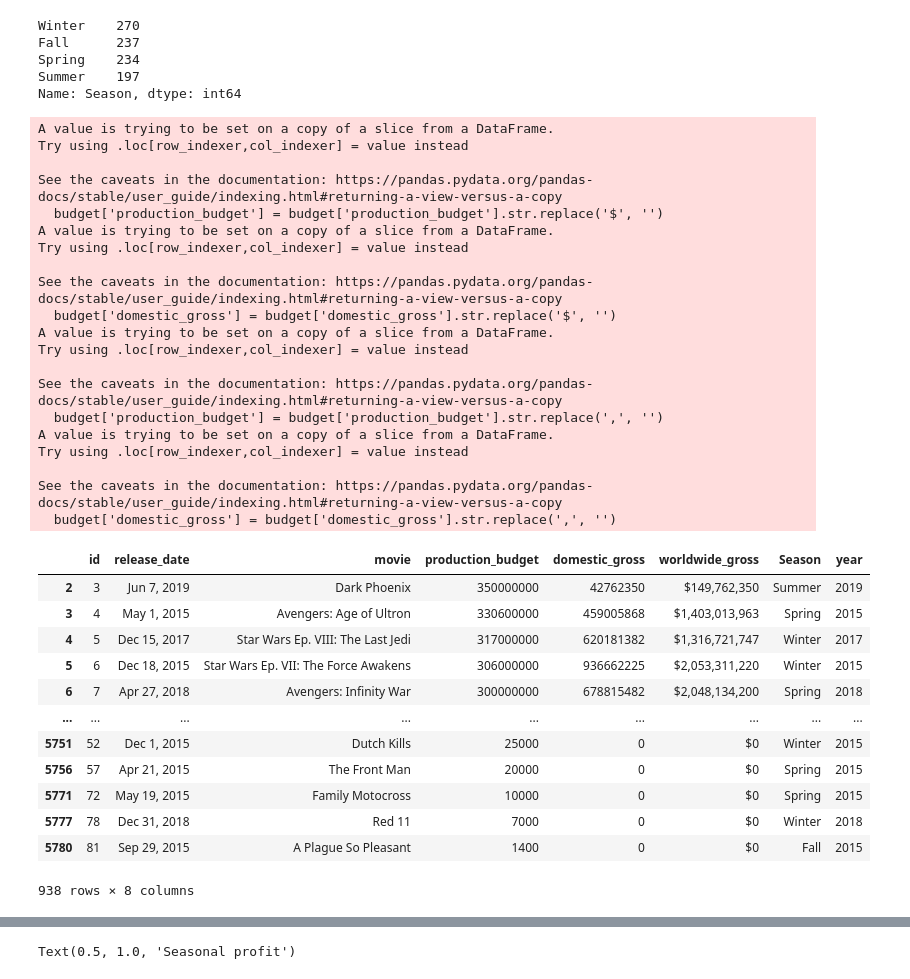
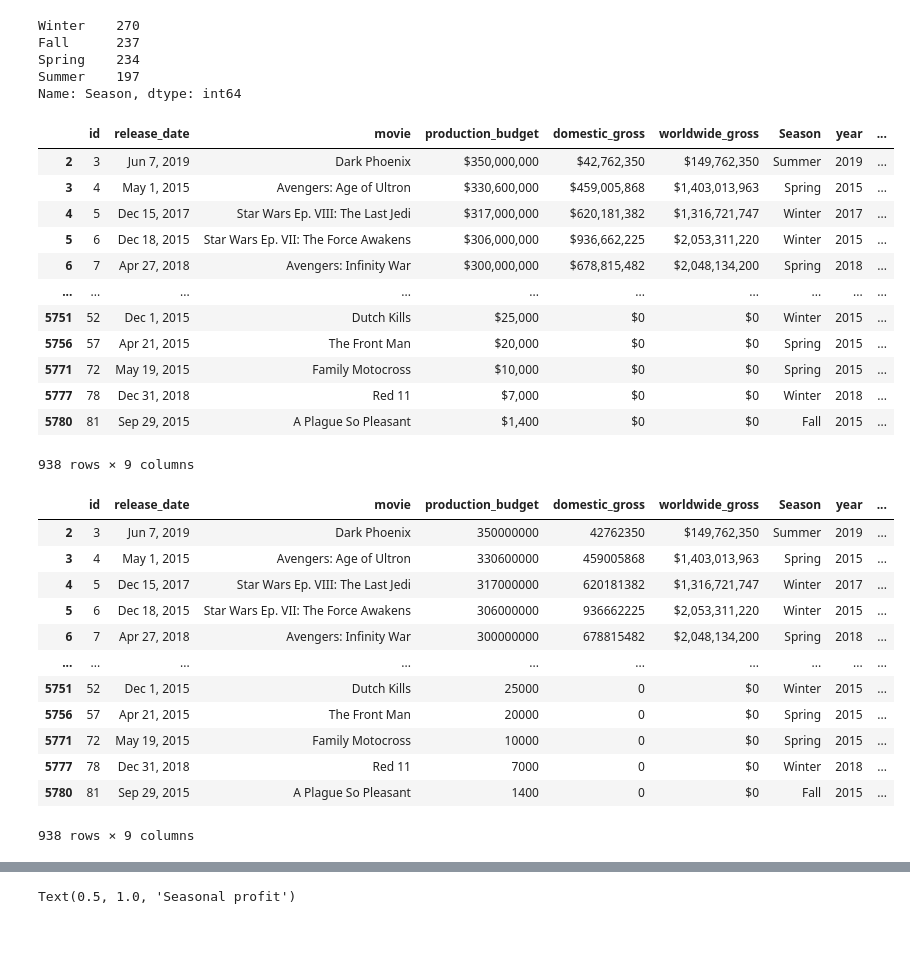
Before and after one commit to richesinrr0/microsoft_movie_analysis, a Jupyter notebook: Movie_analysis_tables.ipynb, the cells around one changed output, grey strips where cells are left out. Drawn from its saved outputs; the diff is of its cells as text; code cells hidden in the pictures; blank space fills up the shorter version.

```diff
--- a/Movie_analysis_tables.ipynb
+++ b/Movie_analysis_tables.ipynb
@@ -76,6 +88,23 @@ Fall      237
 Spring    234
 Summer    197
 Name: Season, dtype: int64
+# %%
+budget["month"] = budget.release_date.apply(lambda x: x[0:3])
+budget
+# %% [output]
+|  | id | release_date | movie | production_budget | domestic_gross | worldwide_gross | Season | year | ... |
+| 2 | 3 | Jun 7, 2019 | Dark Phoenix | $350,000,000 | $42,762,350 | $149,762,350 | Summer | 2019 | ... |
+| 3 | 4 | May 1, 2015 | Avengers: Age of Ultron | $330,600,000 | $459,005,868 | $1,403,013,963 | Spring | 2015 | ... |
+| 4 | 5 | Dec 15, 2017 | Star Wars Ep. VIII: The Last Jedi | $317,000,000 | $620,181,382 | $1,316,721,747 | Winter | 2017 | ... |
+| 5 | 6 | Dec 18, 2015 | Star Wars Ep. VII: The Force Awakens | $306,000,000 | $936,662,225 | $2,053,311,220 | Winter | 2015 | ... |
+| 6 | 7 | Apr 27, 2018 | Avengers: Infinity War | $300,000,000 | $678,815,482 | $2,048,134,200 | Spring | 2018 | ... |
+| ... | ... | ... | ... | ... | ... | ... | ... | ... | ... |
+| 5751 | 52 | Dec 1, 2015 | Dutch Kills | $25,000 | $0 | $0 | Winter | 2015 | ... |
+| 5756 | 57 | Apr 21, 2015 | The Front Man | $20,000 | $0 | $0 | Spring | 2015 | ... |
+| 5771 | 72 | May 19, 2015 | Family Motocross | $10,000 | $0 | $0 | Spring | 2015 | ... |
+| 5777 | 78 | Dec 31, 2018 | Red 11 | $7,000 | $0 | $0 | Winter | 2018 | ... |
+| 5780 | 81 | Sep 29, 2015 | A Plague So Pleasant | $1,400 | $0 | $0 | Fall | 2015 | ... |
+938 rows × 9 columns
 # %%
 budget['production_budget'] = budget['production_budget'].str.replace('$', '')
 budget['domestic_gross'] = budget['domestic_gross'].str.replace('$', '')
@@ -84,39 +113,19 @@ budget['domestic_gross'] = budget['domestic_gross'].str.replace(',', '')
 
 budget
 # %% [output]
+|  | id | release_date | movie | production_budget | domestic_gross | worldwide_gross | Season | year | ... |
+| 2 | 3 | Jun 7, 2019 | Dark Phoenix | 350000000 | 42762350 | $149,762,350 | Summer | 2019 | ... |
+| 3 | 4 | May 1, 2015 | Avengers: Age of Ultron | 330600000 | 459005868 | $1,403,013,963 | Spring | 2015 | ... |
+| 4 | 5 | Dec 15, 2017 | Star Wars Ep. VIII: The Last Jedi | 317000000 | 620181382 | $1,316,721,747 | Winter | 2017 | ... |
+| 5 | 6 | Dec 18, 2015 | Star Wars Ep. VII: The Force Awakens | 306000000 | 936662225 | $2,053,311,220 | Winter | 2015 | ... |
+| 6 | 7 | Apr 27, 2018 | Avengers: Infinity War | 300000000 | 678815482 | $2,048,134,200 | Spring | 2018 | ... |
+| ... | ... | ... | ... | ... | ... | ... | ... | ... | ... |
+| 5751 | 52 | Dec 1, 2015 | Dutch Kills | 25000 | 0 | $0 | Winter | 2015 | ... |
+| 5756 | 57 | Apr 21, 2015 | The Front Man | 20000 | 0 | $0 | Spring | 2015 | ... |
+| 5771 | 72 | May 19, 2015 | Family Motocross | 10000 | 0 | $0 | Spring | 2015 | ... |
+| 5777 | 78 | Dec 31, 2018 | Red 11 | 7000 | 0 | $0 | Winter | 2018 | ... |
+| 5780 | 81 | Sep 29, 2015 | A Plague So Pleasant | 1400 | 0 | $0 | Fall | 2015 | ... |
-A value is trying to be set on a copy of a slice from a DataFrame.
-Try using .loc[row_indexer,col_indexer] = value instead
-
-See the caveats in the documentation: https://pandas.pydata.org/pandas-docs/stable/user_guide/indexing.html#returning-a-view-versus-a-copy
-  budget['production_budget'] = budget['production_budget'].str.replace('$', '')
-A value is trying to be set on a copy of a slice from a DataFrame.
-Try using .loc[row_indexer,col_indexer] = value instead
-
-See the caveats in the documentation: https://pandas.pydata.org/pandas-docs/stable/user_guide/indexing.html#returning-a-view-versus-a-copy
-  budget['domestic_gross'] = budget['domestic_gross'].str.replace('$', '')
-A value is trying to be set on a copy of a slice from a DataFrame.
-Try using .loc[row_indexer,col_indexer] = value instead
-
-See the caveats in the documentation: https://pandas.pydata.org/pandas-docs/stable/user_guide/indexing.html#returning-a-view-versus-a-copy
-  budget['production_budget'] = budget['production_budget'].str.replace(',', '')
-A value is trying to be set on a copy of a slice from a DataFrame.
-Try using .loc[row_indexer,col_indexer] = value instead
-
-See the caveats in the documentation: https://pandas.pydata.org/pandas-docs/stable/user_guide/indexing.html#returning-a-view-versus-a-copy
-  budget['domestic_gross'] = budget['domestic_gross'].str.replace(',', '')
+938 rows × 9 columns
-|  | id | release_date | movie | production_budget | domestic_gross | worldwide_gross | Season | year |
-| 2 | 3 | Jun 7, 2019 | Dark Phoenix | 350000000 | 42762350 | $149,762,350 | Summer | 2019 |
-| 3 | 4 | May 1, 2015 | Avengers: Age of Ultron | 330600000 | 459005868 | $1,403,013,963 | Spring | 2015 |
-| 4 | 5 | Dec 15, 2017 | Star Wars Ep. VIII: The Last Jedi | 317000000 | 620181382 | $1,316,721,747 | Winter | 2017 |
-| 5 | 6 | Dec 18, 2015 | Star Wars Ep. VII: The Force Awakens | 306000000 | 936662225 | $2,053,311,220 | Winter | 2015 |
-| 6 | 7 | Apr 27, 2018 | Avengers: Infinity War | 300000000 | 678815482 | $2,048,134,200 | Spring | 2018 |
-| ... | ... | ... | ... | ... | ... | ... | ... | ... |
-| 5751 | 52 | Dec 1, 2015 | Dutch Kills | 25000 | 0 | $0 | Winter | 2015 |
-| 5756 | 57 | Apr 21, 2015 | The Front Man | 20000 | 0 | $0 | Spring | 2015 |
-| 5771 | 72 | May 19, 2015 | Family Motocross | 10000 | 0 | $0 | Spring | 2015 |
-| 5777 | 78 | Dec 31, 2018 | Red 11 | 7000 | 0 | $0 | Winter | 2018 |
-| 5780 | 81 | Sep 29, 2015 | A Plague So Pleasant | 1400 | 0 | $0 | Fall | 2015 |
-938 rows × 8 columns
 # %%
 budget[['domestic_gross', 'production_budget']] = budget[['domestic_gross', 'production_budget']].apply(pd.to_numeric)
 budget = budget.drop(columns="worldwide_gross") #profit column
```
Also changed, not shown: parts of 6 cells of this notebook.
